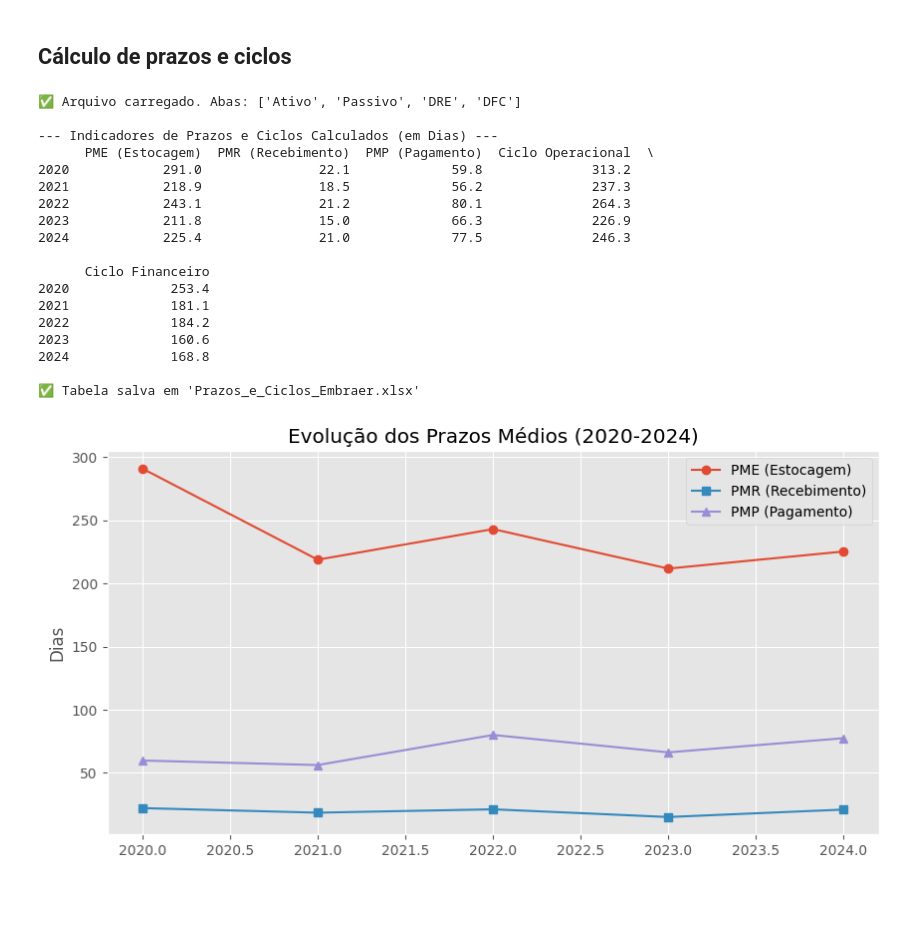
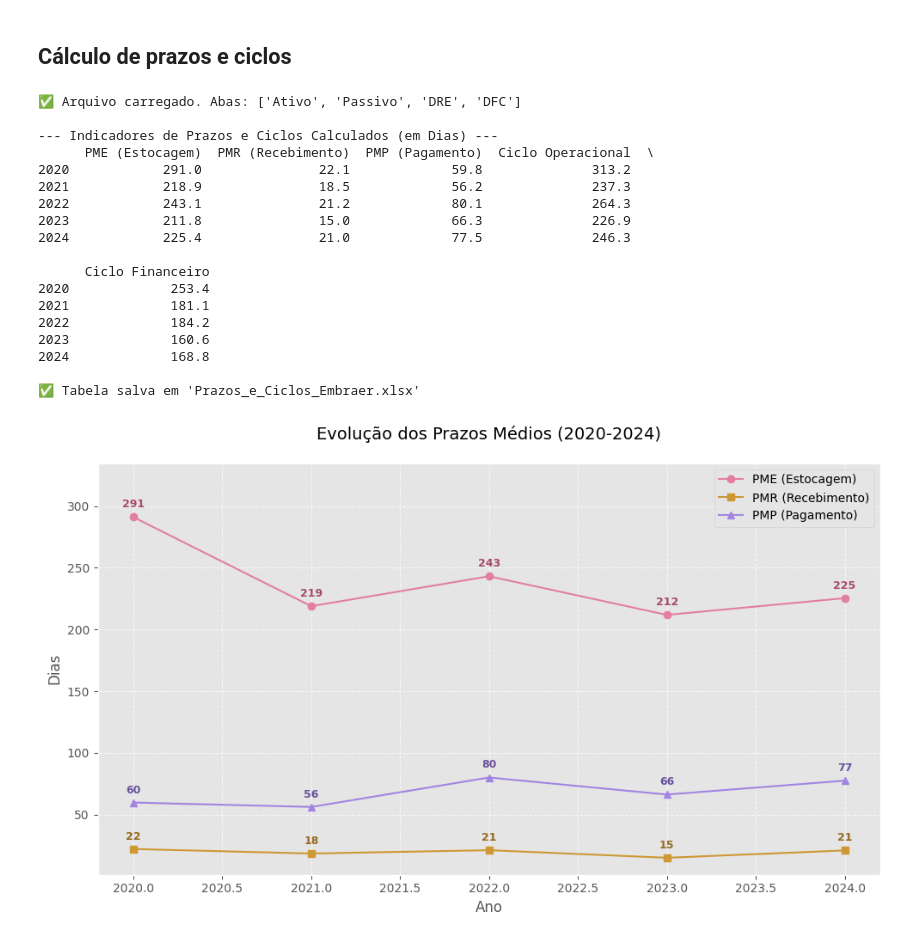
Before and after one commit to meduardajustino/Analise-das-Demonstracoes-Contabeis---Embraer-S.A., a Jupyter notebook: Cálculo de prazos e ciclos.ipynb, the cells around one changed output. Saved outputs shown, nothing was run; the diff lists cells and outputs as text; code cells hidden in the pictures; blank space fills up the shorter version.

Commit message:
Ciclos e prazos

```diff
--- a/Cálculo de prazos e ciclos.ipynb
+++ b/Cálculo de prazos e ciclos.ipynb
@@ -86,55 +86,105 @@ else:
     # Salvar em Excel
     indicadores.to_excel("Prazos_e_Ciclos_Embraer.xlsx")
     print("\n✅ Tabela salva em 'Prazos_e_Ciclos_Embraer.xlsx'")
 
     # Plotar Gráficos de Tendência
     plt.style.use('ggplot') # Estilo visual bonito
 
-    # Gráfico 1: Prazos Médios
-    plt.figure(figsize=(10, 5))
-    plt.plot(indicadores.index, indicadores['PME (Estocagem)'], marker='o', label='PME (Estocagem)')
-    plt.plot(indicadores.index, indicadores['PMR (Recebimento)'], marker='s', label='PMR (Recebimento)')
-    plt.plot(indicadores.index, indicadores['PMP (Pagamento)'], marker='^', label='PMP (Pagamento)')
-    plt.title('Evolução dos Prazos Médios (2020-2024)')
-    plt.ylabel('Dias')
-    plt.legend()
-    plt.grid(True)
-    plt.savefig("Grafico_Prazos_Medios.png")
-    plt.show()
+    # --- FUNÇÃO AUXILIAR PARA ADICIONAR RÓTULOS ---
+def adicionar_rotulos(x_values, y_values, cor_texto='black', deslocamento=(0, 8)):
+    """
+    Adiciona o valor de Y acima de cada ponto (X, Y) no gráfico.
+    """
+    for x, y in zip(x_values, y_values):
+        plt.annotate(f"{y:.0f}",
+                     (x, y),
+                     textcoords="offset points",
+                     xytext=deslocamento,
+                     ha='center',
+                     fontsize=9,
+                     color=cor_texto,
+                     fontweight='bold')
 
-    # Gráfico 2: Ciclos
-    plt.figure(figsize=(10, 5))
-    plt.plot(indicadores.index, indicadores['Ciclo Operacional'], marker='o', color='midnightblue', label='Ciclo Operacional')
-    plt.plot(indicadores.index, indicadores['Ciclo Financeiro'], marker='s', color='green', label='Ciclo Financeiro (Caixa)')
-    plt.title('Evolução dos Ciclos Operacional e Financeiro')
-    plt.ylabel('Dias')
-    plt.legend()
-    plt.grid(True)
+# =================================================================
+# GRÁFICO 1: EVOLUÇÃO DOS PRAZOS MÉDIOS
+# =================================================================
+plt.figure(figsize=(10, 6))
 
-    # Adiciona linha de zero (se Ciclo Financeiro for negativo, é ótimo)
-    plt.axhline(0, color='black', linewidth=1, linestyle='--')
+# Plotagem das linhas com as cores solicitadas
+plt.plot(indicadores.index, indicadores['PME (Estocagem)'], marker='o', label='PME (Estocagem)', color="#E27FA0")
+plt.plot(indicadores.index, indicadores['PMR (Recebimento)'], marker='s', label='PMR (Recebimento)', color="#CE9834")
+plt.plot(indicadores.index, indicadores['PMP (Pagamento)'], marker='^', label='PMP (Pagamento)', color="#A185E1")
 
-    plt.savefig("Grafico_Ciclos.png")
-    plt.show()
+# Adicionando os rótulos (dias) acima dos pontos
+# Usamos uma cor levemente mais escura que a linha para facilitar a leitura
+adicionar_rotulos(indicadores.index, indicadores['PME (Estocagem)'], cor_texto="#a84a6a")
+adicionar_rotulos(indicadores.index, indicadores['PMR (Recebimento)'], cor_texto="#946b23")
+adicionar_rotulos(indicadores.index, indicadores['PMP (Pagamento)'], cor_texto="#6a529e")
 
-    print("✅ Gráficos gerados e salvos como imagens PNG.")
+# Configurações do gráfico
+plt.title('Evolução dos Prazos Médios (2020-2024)', fontsize=14, pad=20)
+plt.ylabel('Dias', fontsize=12)
+plt.xlabel('Ano', fontsize=12)
+plt.legend(loc='best')
+plt.grid(True, linestyle='--', alpha=0.7)
+
+# Ajuste automático do limite Y para caber os rótulos no topo
+y_max_prazos = indicadores[['PME (Estocagem)', 'PMR (Recebimento)', 'PMP (Pagamento)']].max().max()
+plt.ylim(top=y_max_prazos * 1.15) # Dá 15% de folga no topo
+
+plt.tight_layout()
+plt.savefig("Grafico_Prazos_Medios.png")
+plt.show()
+
+
+# =================================================================
+# GRÁFICO 2: EVOLUÇÃO DOS CICLOS
+# =================================================================
+plt.figure(figsize=(10, 6))
+
+# Plotagem das linhas com as cores solicitadas
+plt.plot(indicadores.index, indicadores['Ciclo Operacional'], marker='o', color="#3096d5", label='Ciclo Operacional')
+plt.plot(indicadores.index, indicadores['Ciclo Financeiro'], marker='s', color="#8BC16B", label='Ciclo Financeiro (Caixa)')
+
+# Adicionando os rótulos (dias) acima dos pontos
+adicionar_rotulos(indicadores.index, indicadores['Ciclo Operacional'], cor_texto="#3096d5")
+adicionar_rotulos(indicadores.index, indicadores['Ciclo Financeiro'], cor_texto="#4a7a36")
+
+# Linha de zero para referência
+plt.axhline(0, color='black', linewidth=1, linestyle='--')
+
+# Configurações do gráfico
+plt.title('Evolução dos Ciclos Operacional e Financeiro', fontsize=14, pad=20)
+plt.ylabel('Dias', fontsize=12)
+plt.xlabel('Ano', fontsize=12)
+plt.legend(loc='best')
+plt.grid(True, linestyle='--', alpha=0.7)
+
+# Ajuste automático do limite Y
+y_max_ciclos = indicadores[['Ciclo Operacional', 'Ciclo Financeiro']].max().max()
+y_min_ciclos = indicadores[['Ciclo Operacional', 'Ciclo Financeiro']].min().min()
+plt.ylim(bottom=y_min_ciclos - 20, top=y_max_ciclos + 40)
+
+plt.tight_layout()
+plt.savefig("Grafico_Ciclos.png")
+plt.show()
 # %% [output]
 ✅ Arquivo carregado. Abas: ['Ativo', 'Passivo', 'DRE', 'DFC']
 
 --- Indicadores de Prazos e Ciclos Calculados (em Dias) ---
       PME (Estocagem)  PMR (Recebimento)  PMP (Pagamento)  Ciclo Operacional  \
 2020            291.0               22.1             59.8              313.2
 2021            218.9               18.5             56.2              237.3
 2022            243.1               21.2             80.1              264.3
 2023            211.8               15.0             66.3              226.9
 2024            225.4               21.0             77.5              246.3
 
       Ciclo Financeiro
 2020             253.4
 2021             181.1
 2022             184.2
 2023             160.6
 2024             168.8
 
 ✅ Tabela salva em 'Prazos_e_Ciclos_Embraer.xlsx'
-[figure, old version]
+[figure, new version]
```
Also changed, not shown: parts of 1 cell of this notebook, 3 other files.
